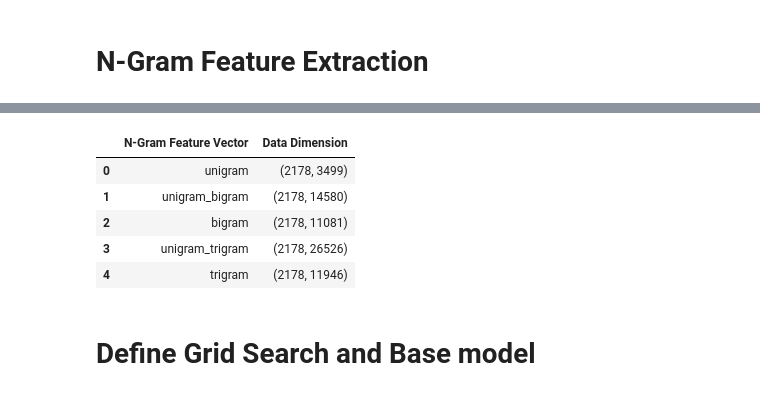
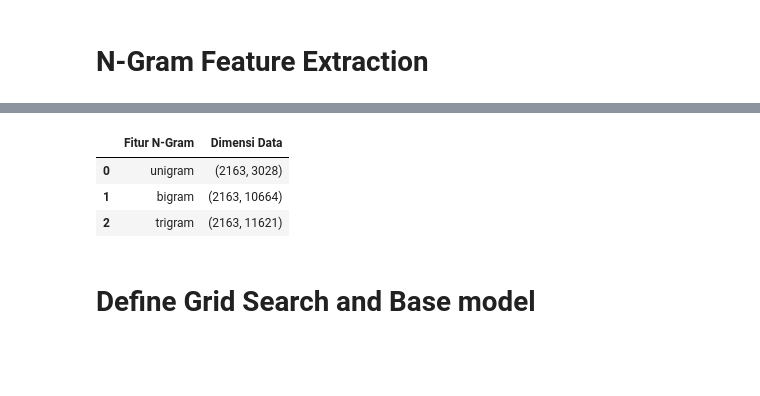
Before and after one commit to Mafatihul/HateComment_Classification, a Jupyter notebook: HateComment_Classification.ipynb, the cells around one changed output, grey strips where cells are left out. Drawn from its saved outputs; the diff is of its cells as text; code cells hidden in the pictures; blank space fills up the shorter version.

```diff
--- a/HateComment_Classification.ipynb
+++ b/HateComment_Classification.ipynb
@@ -122,0 +67,12 @@ test_df['Texts'] = test_df['Texts'].apply(preprocess)
+# %%
+# prompt: counting nan in train_df['stemmed'] and delete the row
+
+# Count NaN values in 'stemmed' column
+nan_count = train_df['stemmed'].isnull().sum()
+print(f"Number of NaN values in 'stemmed' column: {nan_count}")
+
+# Remove rows with NaN values in 'stemmed' column
+train_df = train_df.dropna(subset=['stemmed'])
+
+# Verify the change
+print(f"Shape of train_df after removing NaN rows: {train_df.shape}")
@@ -136,11 +111,14 @@ def to_list(df, attribute):
     # Let's use back the function defined above, "flat_list", to flatten the list
     flat_list_transcription = flat_list(unflat_list_transcription)
     return flat_list_transcription
-flat_list_transcription = to_list(train_df, 'Texts')
+flat_list_transcription = to_list(train_df, 'stemmed')
 # %%
-ngram_features ={'unigram':(1,1),'uni_bigram':(1,2),'bigram':(2,2), 'uni_trigram':(1,3), 'trigram':(3,3)}
+# Fitur ngram yang akan digunakan
+# ngram_features ={'unigram':(1,1),'bigram':(2,2), 'trigram':(3,3)}
+ngram_features ={'unigram':(1,1),'bigram':(2,2), 'trigram':(3,3)}
 feature_name=[]
 temp=[]
+
 for key, values in ngram_features.items():
     temp.append(key)
     feature_name.append(key)
@@ -150,6 +127,0 @@ temp
-# %%
-from sklearn.feature_extraction.text import CountVectorizer
-list_komen = train_df['Texts']
-terms = CountVectorizer().fit(list_komen)
-X = terms.transform(list_komen)
-X
@@ -252,25 +204,21 @@ N-gram: uni_trigram
 # %%
 # Dataframe untuk menyimpan fitur yang sudah diekstrak
 feature_dataframes = {'unigram':temp[0],
-                      'unigram_bigram':temp[1],
-                      'bigram':temp[2],
-                      'unigram_trigram':temp[3],
-                      'trigram':temp[4]}
+                      'bigram':temp[1],
+                      'trigram':temp[2]}
 feature_vector = [] ; feature_vector_shape = []
 for key in feature_dataframes:
     feature_vector.append(key)
     feature_vector_shape.append(feature_dataframes[key].shape)
 
 # Menampilkan vector shape dari setiap fitur n-gram
-n_gram_df = pd.DataFrame({'N-Gram Feature Vector':feature_vector, 'Data Dimension':feature_vector_shape})
+n_gram_df = pd.DataFrame({'Fitur N-Gram':feature_vector, 'Dimensi Data':feature_vector_shape})
 n_gram_df
 # %% [output]
-|  | N-Gram Feature Vector | Data Dimension |
-| 0 | unigram | (2178, 3499) |
-| 1 | unigram_bigram | (2178, 14580) |
-| 2 | bigram | (2178, 11081) |
-| 3 | unigram_trigram | (2178, 26526) |
-| 4 | trigram | (2178, 11946) |
+|  | Fitur N-Gram | Dimensi Data |
+| 0 | unigram | (2163, 3028) |
+| 1 | bigram | (2163, 10664) |
+| 2 | trigram | (2163, 11621) |
 # %% [markdown]
 # Define Grid Search and Base model
 # %%
```
Also changed, not shown: parts of 34 cells of this notebook.
